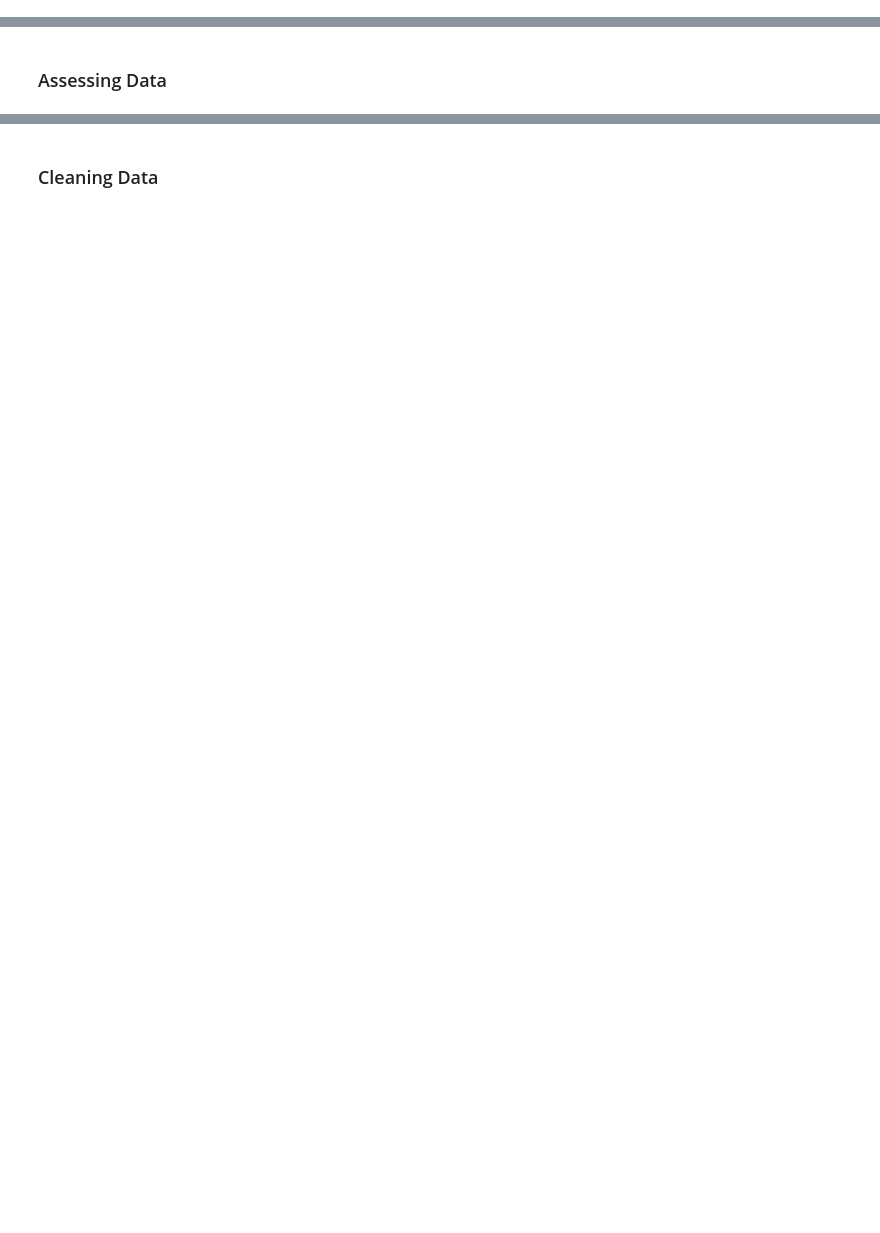
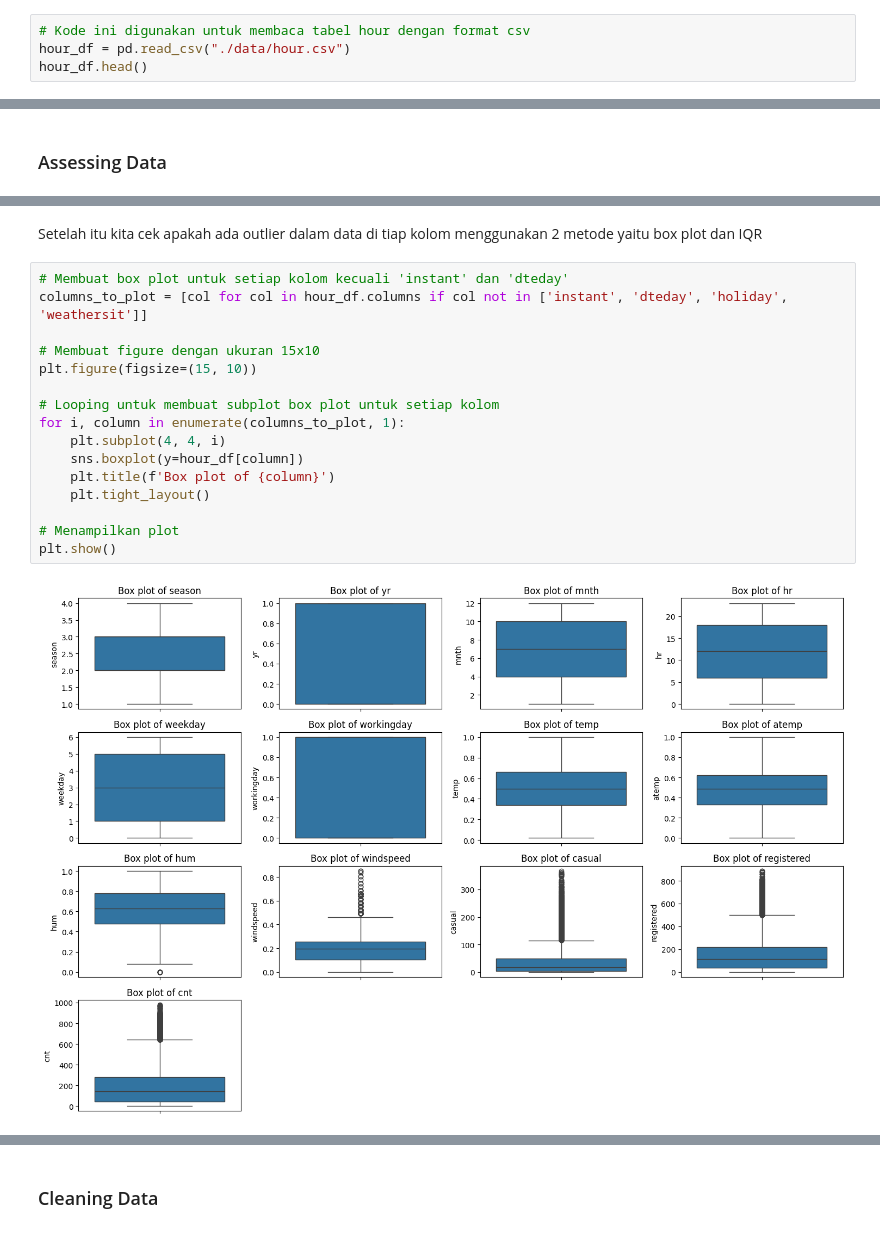
Before and after one commit to atalamahardika/Submission-Analisis-Data, a Jupyter notebook: notebook.ipynb, the cells around one changed output, grey strips where cells are left out. Saved outputs shown, nothing was run; the diff lists cells and outputs as text; blank space fills up the shorter version.

```diff
--- a/notebook.ipynb
+++ b/notebook.ipynb
@@ -20,0 +29,4 @@
+# %%
+# Kode ini digunakan untuk membaca tabel hour dengan format csv
+hour_df = pd.read_csv("./data/hour.csv")
+hour_df.head()
@@ -26,0 +133,20 @@
+# %% [markdown]
+Setelah itu kita cek apakah ada outlier dalam data di tiap kolom menggunakan 2 metode yaitu box plot dan IQR
+# %%
+# Membuat box plot untuk setiap kolom kecuali 'instant' dan 'dteday'
+columns_to_plot = [col for col in hour_df.columns if col not in ['instant', 'dteday', 'holiday', 'weathersit']]
+
+# Membuat figure dengan ukuran 15x10
+plt.figure(figsize=(15, 10))
+
+# Looping untuk membuat subplot box plot untuk setiap kolom
+for i, column in enumerate(columns_to_plot, 1):
+    plt.subplot(4, 4, i)
+    sns.boxplot(y=hour_df[column])
+    plt.title(f'Box plot of {column}')
+    plt.tight_layout()
+
+# Menampilkan plot
+plt.show()
+# %% [output]
+[figure, added]
```
Also changed, not shown: parts of 60 cells of this notebook.
